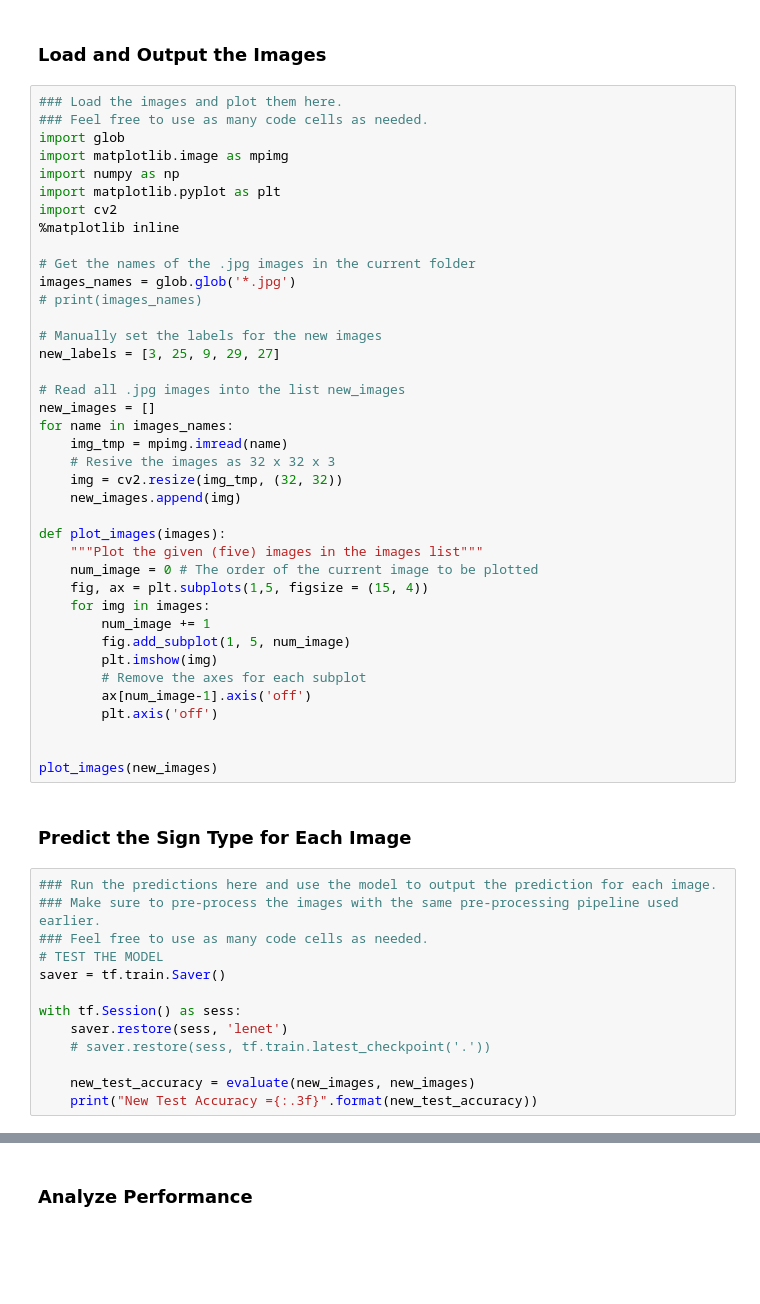
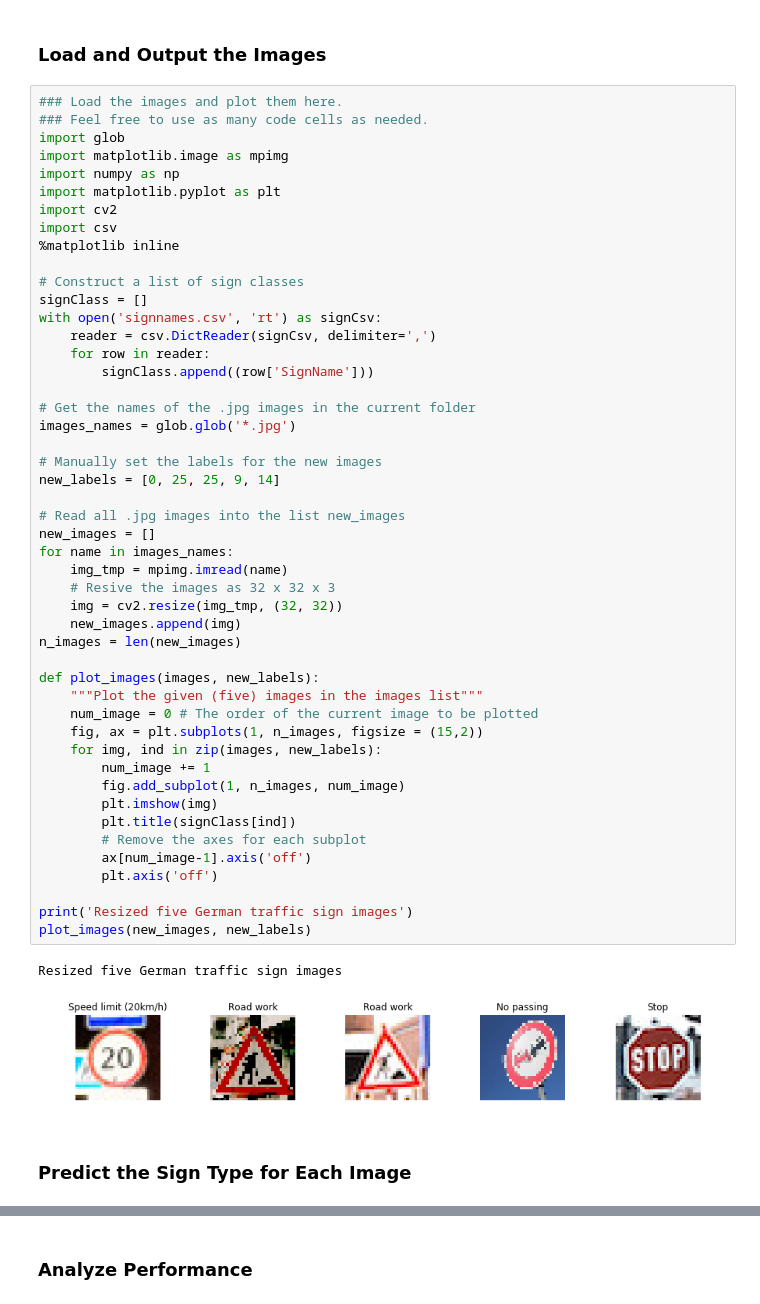
Before and after one commit to RobotMa/CarND-Traffic-Sign-Classifier-New, a Jupyter notebook: Traffic_Sign_Classifier.ipynb, the cells around one changed output, grey strips where cells are left out. Saved outputs shown, nothing was run; the diff lists cells and outputs as text; blank space fills up the shorter version.

```diff
--- a/Traffic_Sign_Classifier.ipynb
+++ b/Traffic_Sign_Classifier.ipynb
@@ -437,53 +439,52 @@ You may find `signnames.csv` useful as it contains mappings from the class id (i
 ### Load the images and plot them here.
 ### Feel free to use as many code cells as needed.
 import glob
 import matplotlib.image as mpimg
 import numpy as np
 import matplotlib.pyplot as plt
 import cv2
+import csv
 %matplotlib inline
+
+# Construct a list of sign classes
+signClass = []
+with open('signnames.csv', 'rt') as signCsv:
+    reader = csv.DictReader(signCsv, delimiter=',')
+    for row in reader:
+        signClass.append((row['SignName']))
 
 # Get the names of the .jpg images in the current folder
 images_names = glob.glob('*.jpg')
-# print(images_names)
 
 # Manually set the labels for the new images
-new_labels = [3, 25, 9, 29, 27]
+new_labels = [0, 25, 25, 9, 14]
 
 # Read all .jpg images into the list new_images
 new_images = []
 for name in images_names:
     img_tmp = mpimg.imread(name)
     # Resive the images as 32 x 32 x 3
     img = cv2.resize(img_tmp, (32, 32))
     new_images.append(img)
+n_images = len(new_images)
 
-def plot_images(images):
+def plot_images(images, new_labels):
     """Plot the given (five) images in the images list"""
     num_image = 0 # The order of the current image to be plotted
-    fig, ax = plt.subplots(1,5, figsize = (15, 4))
-    for img in images:
+    fig, ax = plt.subplots(1, n_images, figsize = (15,2))
+    for img, ind in zip(images, new_labels):
         num_image += 1
-        fig.add_subplot(1, 5, num_image)
+        fig.add_subplot(1, n_images, num_image)
         plt.imshow(img)
+        plt.title(signClass[ind])
         # Remove the axes for each subplot
         ax[num_image-1].axis('off')
         plt.axis('off')
 
-
-plot_images(new_images)
+print('Resized five German traffic sign images')
+plot_images(new_images, new_labels)
+# %% [output]
+Resized five German traffic sign images
+[figure, added]
 # %% [markdown]
 ### Predict the Sign Type for Each Image
-# %%
-### Run the predictions here and use the model to output the prediction for each image.
-### Make sure to pre-process the images with the same pre-processing pipeline used earlier.
-### Feel free to use as many code cells as needed.
-# TEST THE MODEL
-saver = tf.train.Saver()
-
-with tf.Session() as sess:
-    saver.restore(sess, 'lenet')
-    # saver.restore(sess, tf.train.latest_checkpoint('.'))
-
-    new_test_accuracy = evaluate(new_images, new_images)
-    print("New Test Accuracy ={:.3f}".format(new_test_accuracy))
```
Also changed, not shown: parts of 6 cells of this notebook, 9 other files.
